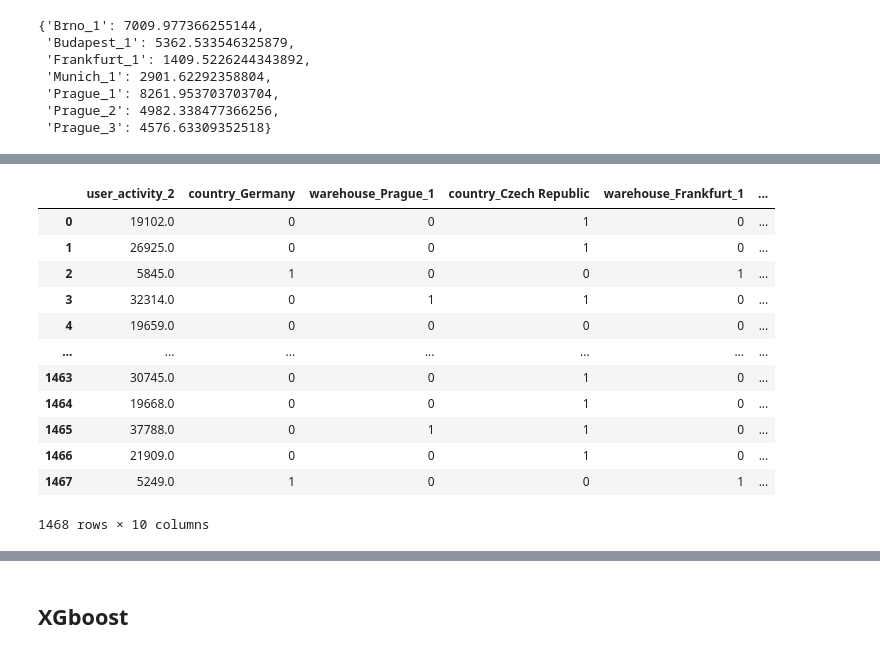
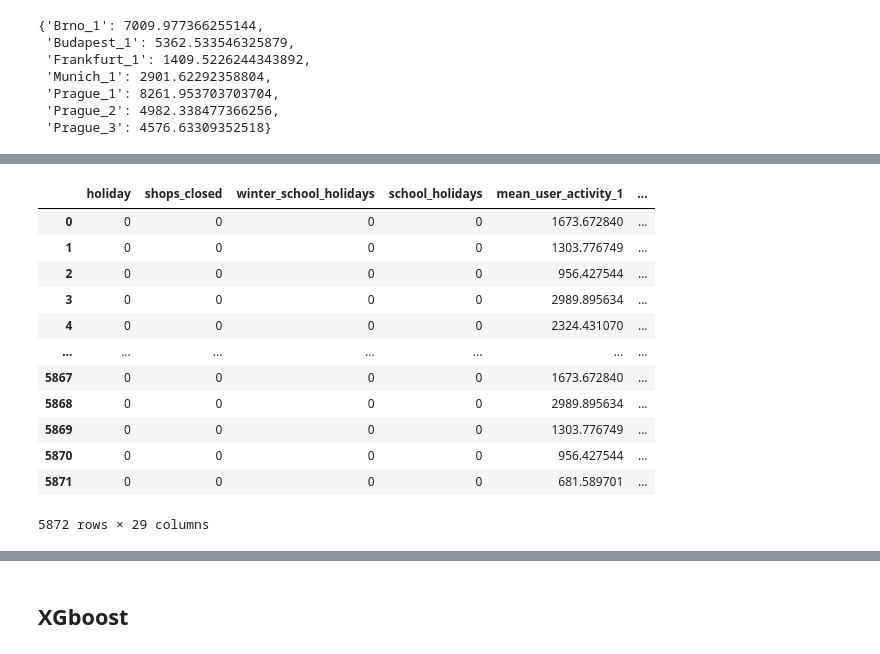
Before and after one commit to Manuel-Pol/Rohlik-orders-challenge, a Jupyter notebook: visus.ipynb, the cells around one changed output, grey strips where cells are left out. Drawn from its saved outputs; the diff is of its cells as text; code cells hidden in the pictures.

```diff
--- a/visus.ipynb
+++ b/visus.ipynb
@@ -530,34 +530,34 @@ warehouses = df_final_train.warehouse
 # %%
 # mean user activity 1
-df_usact1 = df_final_train[["user_activity_1", 'warehouse']]
+df_usact1 = x_train[["user_activity_1", 'warehouse']]
 df_usact1 = df_usact1.groupby("warehouse")["user_activity_1"].mean()
 means_ua1= df_usact1.to_dict()
 
 PROMEDIO_UA1 = df_usact1.mean()
 
 # max user activity 1
-df_usact1 = df_final_train[["user_activity_1", 'warehouse']]
+df_usact1 = x_train[["user_activity_1", 'warehouse']]
 df_usact1 = df_usact1.groupby("warehouse")["user_activity_1"].max()
 max_ua1= df_usact1.to_dict()
 
 # min user activity 1
-df_usact1 = df_final_train[["user_activity_1", 'warehouse']]
+df_usact1 = x_train[["user_activity_1", 'warehouse']]
 df_usact1 = df_usact1.groupby("warehouse")["user_activity_1"].min()
 min_ua1= df_usact1.to_dict()
 # %%
 # user activity 2
-df_usact2 = df_final_train[["user_activity_2", 'warehouse']]
+df_usact2 = x_train[["user_activity_2", 'warehouse']]
 df_usact2 = df_usact2.groupby("warehouse")["user_activity_2"].mean()
 PROMEDIO_UA2 = df_usact1.mean()
 means_ua2= df_usact2.to_dict()
 
 # max user activity 1
-df_usact2 = df_final_train[["user_activity_2", 'warehouse']]
+df_usact2 = x_train[["user_activity_2", 'warehouse']]
 df_usact2 = df_usact2.groupby("warehouse")["user_activity_2"].max()
 max_ua2= df_usact2.to_dict()
 
 # min user activity 1
-df_usact2 = df_final_train[["user_activity_2", 'warehouse']]
+df_usact2 = x_train[["user_activity_2", 'warehouse']]
 df_usact2 = df_usact2.groupby("warehouse")["user_activity_2"].min()
 min_ua2= df_usact2.to_dict()
 # %%
@@ -881,16 +774,16 @@ dtype: int64
-# %%
-df_final_validation
-# %% [output]
-|  | user_activity_2 | country_Germany | warehouse_Prague_1 | country_Czech Republic | warehouse_Frankfurt_1 | ... |
-| 0 | 19102.0 | 0 | 0 | 1 | 0 | ... |
-| 1 | 26925.0 | 0 | 0 | 1 | 0 | ... |
-| 2 | 5845.0 | 1 | 0 | 0 | 1 | ... |
-| 3 | 32314.0 | 0 | 1 | 1 | 0 | ... |
-| 4 | 19659.0 | 0 | 0 | 0 | 0 | ... |
-| ... | ... | ... | ... | ... | ... | ... |
-| 1463 | 30745.0 | 0 | 0 | 1 | 0 | ... |
-| 1464 | 19668.0 | 0 | 0 | 1 | 0 | ... |
-| 1465 | 37788.0 | 0 | 1 | 1 | 0 | ... |
-| 1466 | 21909.0 | 0 | 0 | 1 | 0 | ... |
-| 1467 | 5249.0 | 1 | 0 | 0 | 1 | ... |
-1468 rows × 10 columns
+# %%
+x_train
+# %% [output]
+|  | holiday | shops_closed | winter_school_holidays | school_holidays | mean_user_activity_1 | ... |
+| 0 | 0 | 0 | 0 | 0 | 1673.672840 | ... |
+| 1 | 0 | 0 | 0 | 0 | 1303.776749 | ... |
+| 2 | 0 | 0 | 0 | 0 | 956.427544 | ... |
+| 3 | 0 | 0 | 0 | 0 | 2989.895634 | ... |
+| 4 | 0 | 0 | 0 | 0 | 2324.431070 | ... |
+| ... | ... | ... | ... | ... | ... | ... |
+| 5867 | 0 | 0 | 0 | 0 | 1673.672840 | ... |
+| 5868 | 0 | 0 | 0 | 0 | 2989.895634 | ... |
+| 5869 | 0 | 0 | 0 | 0 | 1303.776749 | ... |
+| 5870 | 0 | 0 | 0 | 0 | 956.427544 | ... |
+| 5871 | 0 | 0 | 0 | 0 | 681.589701 | ... |
+5872 rows × 29 columns
```
Also changed, not shown: parts of 46 cells of this notebook.
